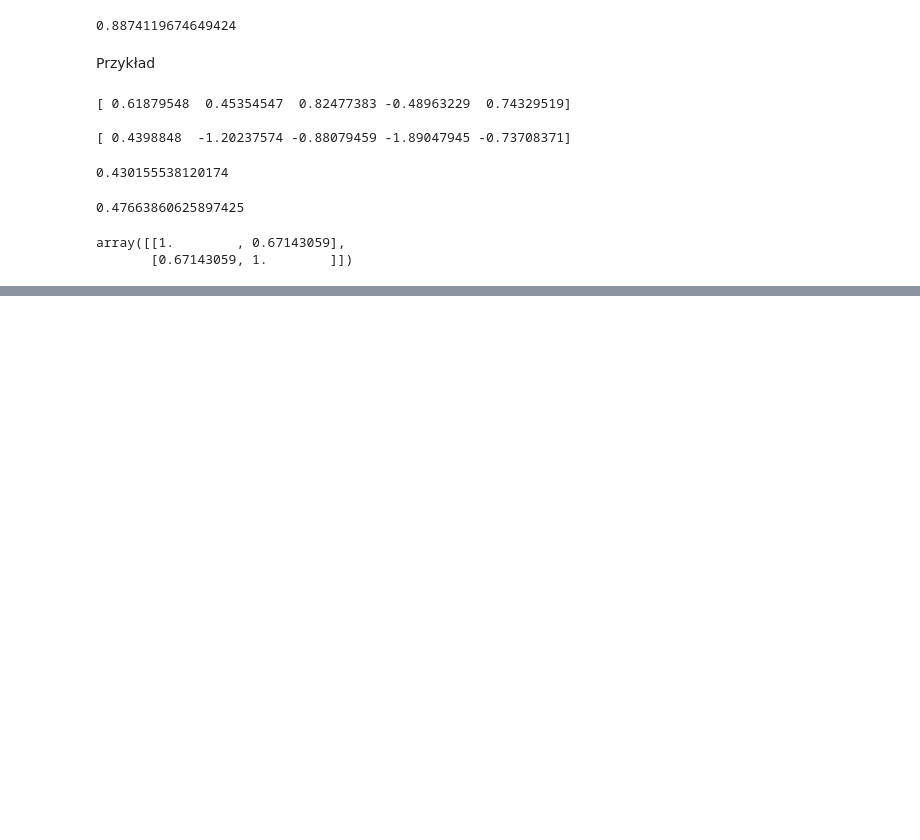
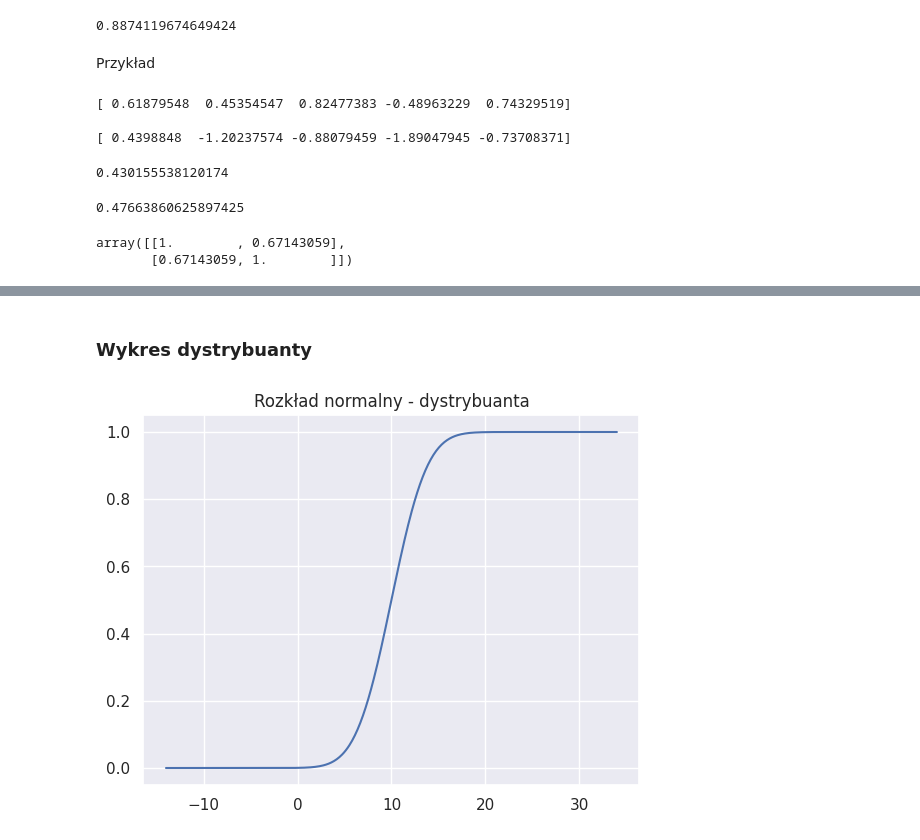
Before and after one commit to MattWroclaw/data-science-bootcamp, a Jupyter notebook: SciPy/01_prawdopodobienstwo_i_stata.ipynb, the cells around one changed output, grey strips where cells are left out. Drawn from its saved outputs; the diff is of its cells as text; code cells hidden in the pictures; blank space fills up the shorter version.

```diff
--- a/SciPy/01_prawdopodobienstwo_i_stata.ipynb
+++ b/SciPy/01_prawdopodobienstwo_i_stata.ipynb
@@ -433,0 +484,7 @@ array([[1.        , 0.67143059],
+# %% [markdown]
+### Wykres dystrybuanty
+# %%
+plt.title('Rozkład normalny - dystrybuanta')
+_ = plt.plot(x, norm.cdf(x, mu, sigma))
+# %% [output]
+[figure, added]
```
Also changed, not shown: parts of 7 cells of this notebook.
